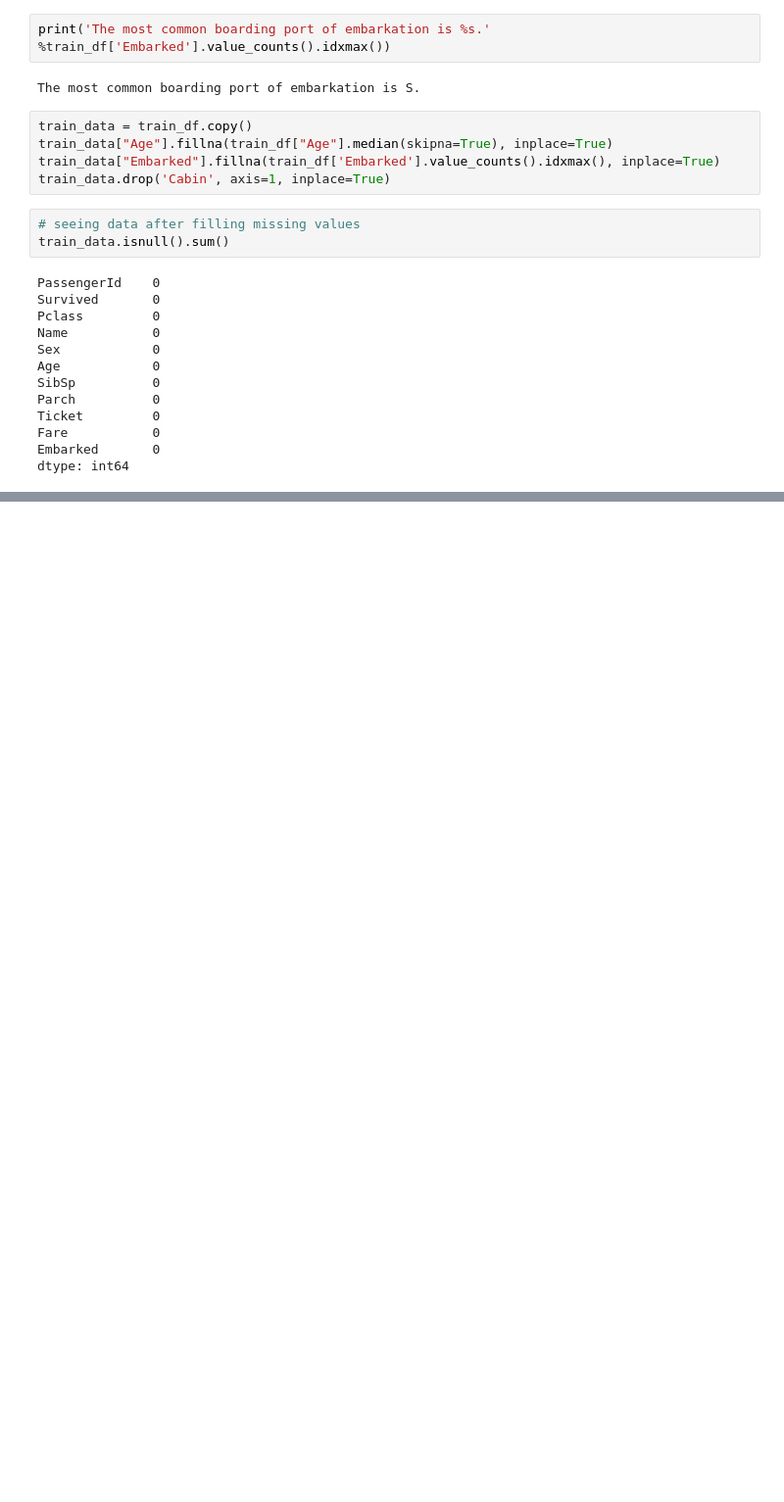
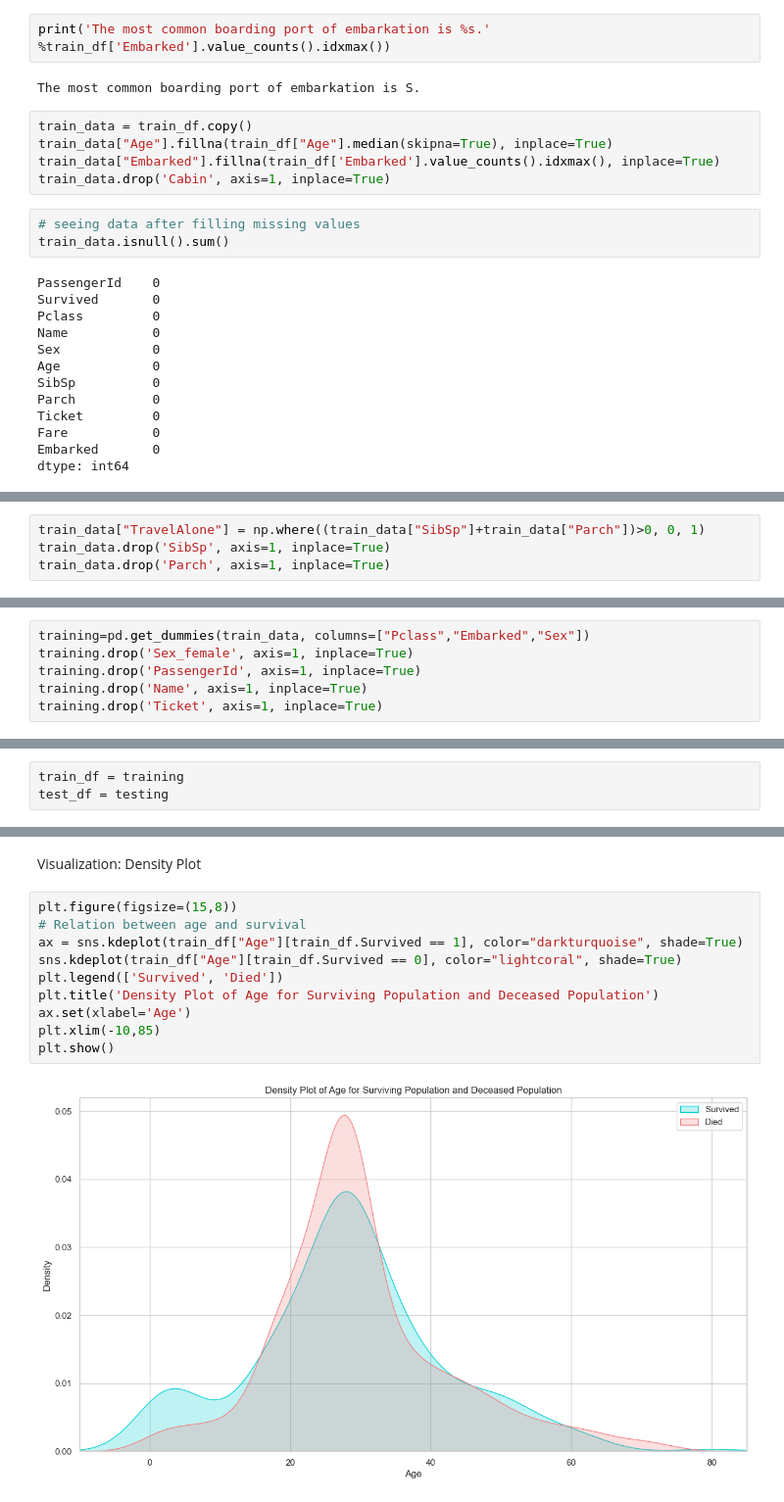
Before and after one commit to amanjaiswalofficial/machine-learning-engineer-roadmap, a Jupyter notebook: kaggle-notebooks/03-algorithms-logistic-regression-titanic-dataset.ipynb, the cells around one changed output, grey strips where cells are left out. Shown: that part at 98% size. Drawn from its saved outputs; the diff is of its cells as text; blank space fills up the shorter version.

```diff
--- a/kaggle-notebooks/03-algorithms-logistic-regression-titanic-dataset.ipynb
+++ b/kaggle-notebooks/03-algorithms-logistic-regression-titanic-dataset.ipynb
@@ -123,0 +126,4 @@ dtype: int64
+# %%
+train_data["TravelAlone"] = np.where((train_data["SibSp"]+train_data["Parch"])>0, 0, 1)
+train_data.drop('SibSp', axis=1, inplace=True)
+train_data.drop('Parch', axis=1, inplace=True)
@@ -123,0 +132,6 @@ dtype: int64
+# %%
+training=pd.get_dummies(train_data, columns=["Pclass","Embarked","Sex"])
+training.drop('Sex_female', axis=1, inplace=True)
+training.drop('PassengerId', axis=1, inplace=True)
+training.drop('Name', axis=1, inplace=True)
+training.drop('Ticket', axis=1, inplace=True)
@@ -123,0 +154,3 @@ dtype: int64
+# %%
+train_df = training
+test_df = testing
@@ -123,0 +175,14 @@ dtype: int64
+# %% [markdown]
+Visualization: Density Plot
+# %%
+plt.figure(figsize=(15,8))
+# Relation between age and survival
+ax = sns.kdeplot(train_df["Age"][train_df.Survived == 1], color="darkturquoise", shade=True)
+sns.kdeplot(train_df["Age"][train_df.Survived == 0], color="lightcoral", shade=True)
+plt.legend(['Survived', 'Died'])
+plt.title('Density Plot of Age for Surviving Population and Deceased Population')
+ax.set(xlabel='Age')
+plt.xlim(-10,85)
+plt.show()
+# %% [output]
+[figure, added]
```
Also changed, not shown: parts of 15 cells of this notebook.
